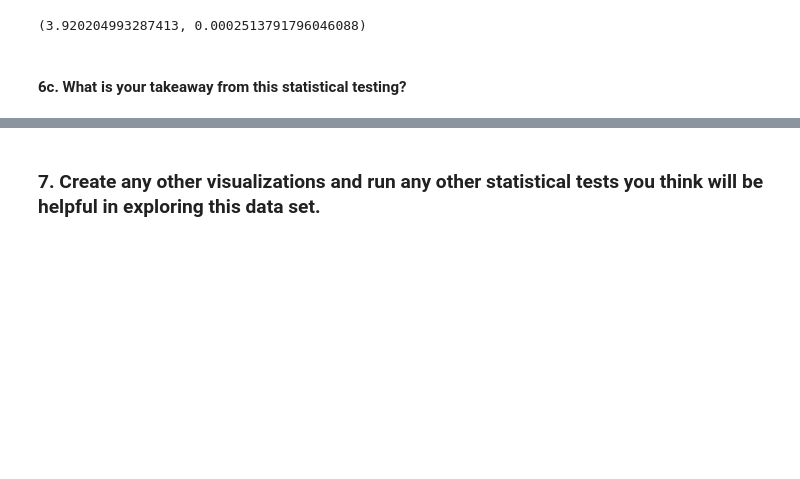
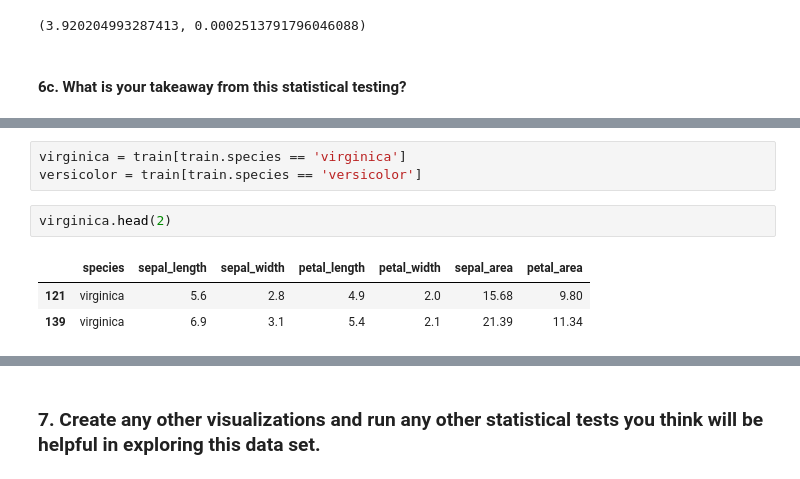
Before and after one commit to o0amandagomez0o/classification-exercises, a Jupyter notebook: classification_exercises.ipynb, the cells around one changed output, grey strips where cells are left out. Drawn from its saved outputs; the diff is of its cells as text; blank space fills up the shorter version.

```diff
--- a/classification_exercises.ipynb
+++ b/classification_exercises.ipynb
@@ -1001,0 +1026,9 @@ We move forward withthe alternative hypothesis: There IS a difference between Vi
+# %%
+virginica = train[train.species == 'virginica']
+versicolor = train[train.species == 'versicolor']
+# %%
+virginica.head(2)
+# %% [output]
+|  | species | sepal_length | sepal_width | petal_length | petal_width | sepal_area | petal_area |
+| 121 | virginica | 5.6 | 2.8 | 4.9 | 2.0 | 15.68 | 9.80 |
+| 139 | virginica | 6.9 | 3.1 | 5.4 | 2.1 | 21.39 | 11.34 |
```
Also changed, not shown: parts of 11 cells of this notebook, 4 other files.
